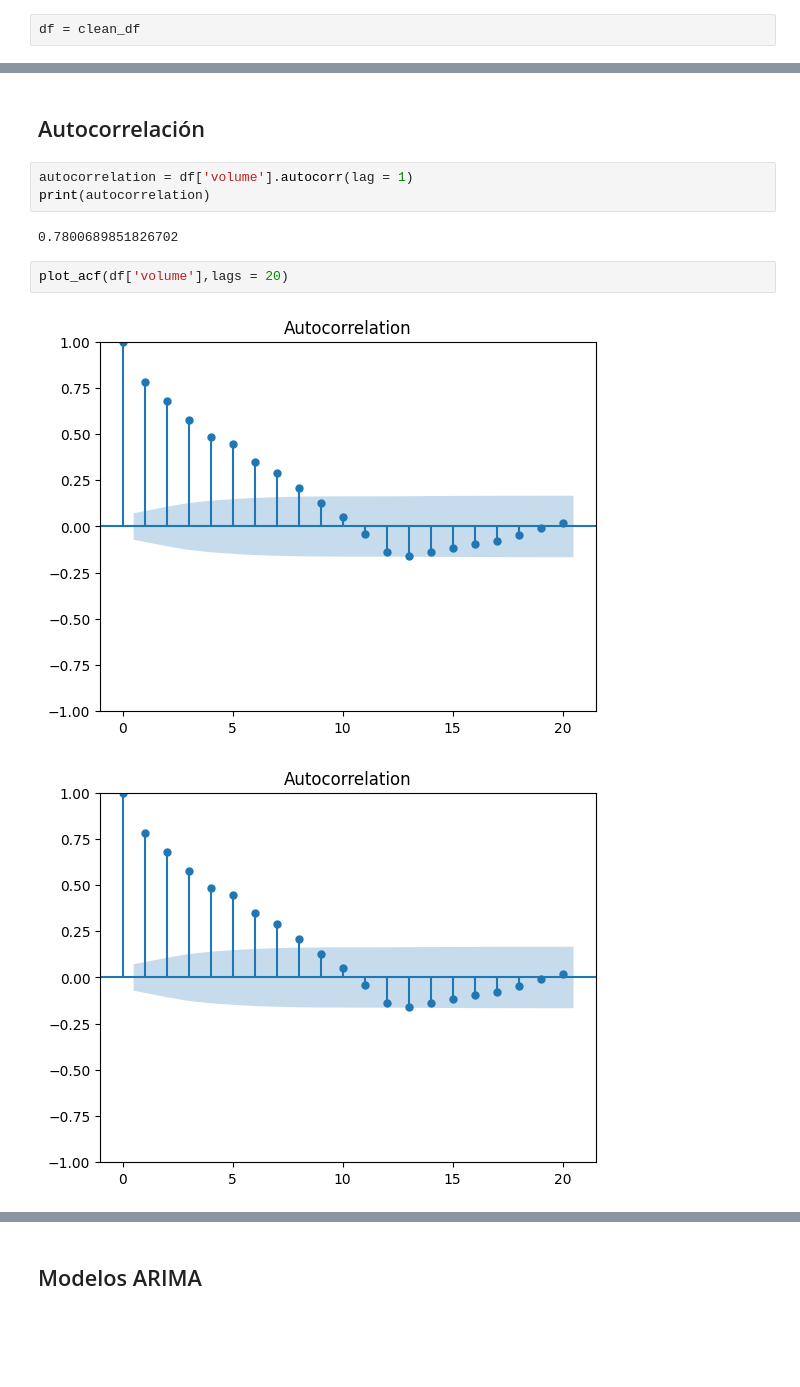
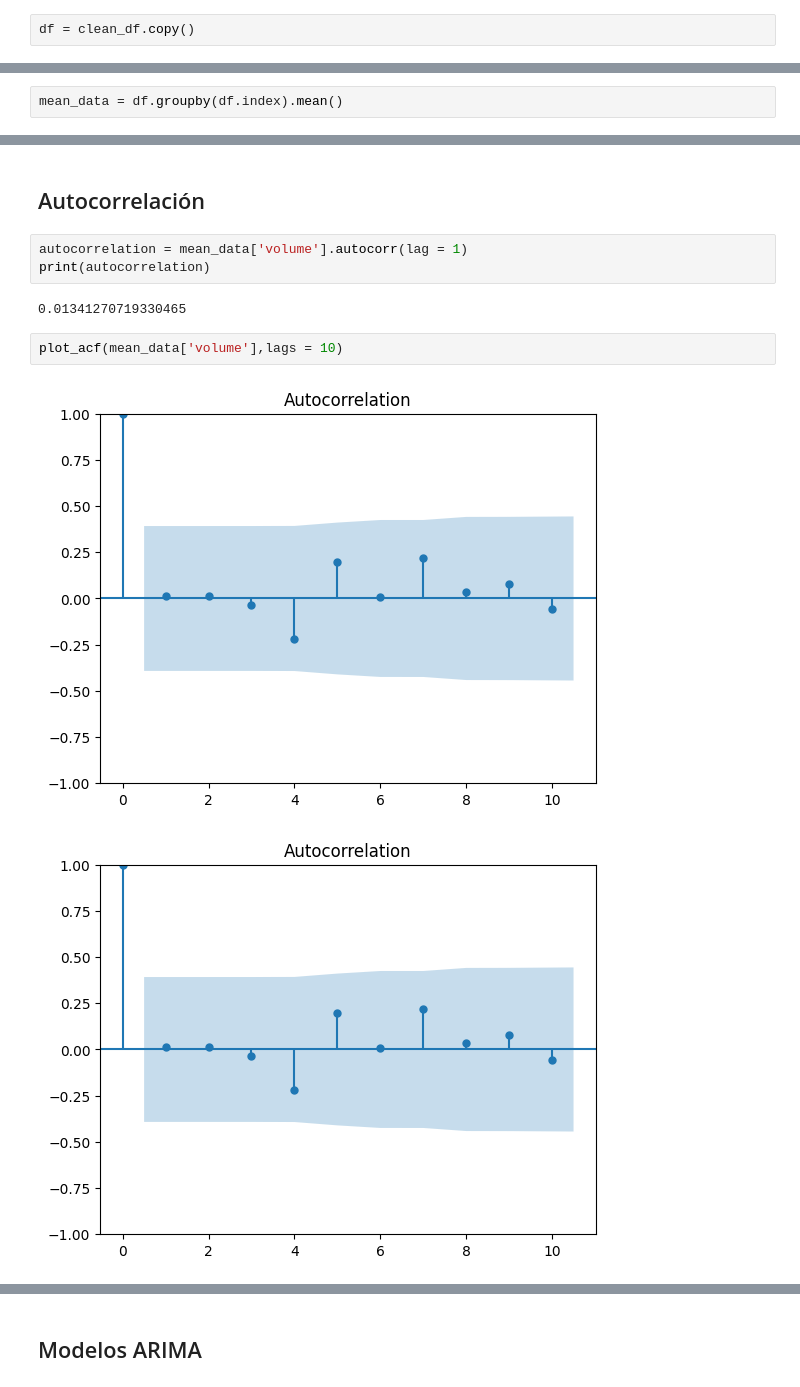
Before and after one commit to javiersanpan/dwj, a Jupyter notebook: dowjones_act3.ipynb, the cells around one changed output, grey strips where cells are left out. Cells and saved outputs as stored; diff of their text form; blank space fills up the shorter version.

```diff
--- a/dowjones_act3.ipynb
+++ b/dowjones_act3.ipynb
@@ -63,7 +63,7 @@ low_list = []
 for i in clean_df['low']:
     low_list.append(i[1:])
 # %%
-df = clean_df
+df = clean_df.copy()
 # %%
 df['high'] = high_list
 # %%
@@ -226,4 +226,6 @@ Valores criticos (Critical Value):  {'1%': -3.43912257105195, '5%': -2.865411700
 > Podemos observar por medio de la prueba de Dicky-Fuller que nuestra serie sí es estacionaria debido a que el resultado de `Test Statistic` es menor a todos los valores críticos que se obtuvieron. Del mismo modo, el `p-value` es menor al umbral de 0.05, lo cual confirma que hay estacionalidad y por lo tanto rechazamos la hipótesis nula.
 # %% [markdown]
 ## Regresion de Poisson
+# %%
+mean_data = df.groupby(df.index).mean()
 # %%
@@ -292,13 +294,13 @@ plt.show()
 # %% [markdown]
 ## Autocorrelación
 # %%
-autocorrelation = df['volume'].autocorr(lag = 1)
+autocorrelation = mean_data['volume'].autocorr(lag = 1)
 print(autocorrelation)
 # %% [output]
-0.7800689851826702
+0.01341270719330465
 # %%
-plot_acf(df['volume'],lags = 20)
+plot_acf(mean_data['volume'],lags = 10)
 # %% [output]
-[figure, old version]
+[figure, new version]
-[figure, old version]
+[figure, new version]
 # %%
```
Also changed, not shown: parts of 16 cells of this notebook.
